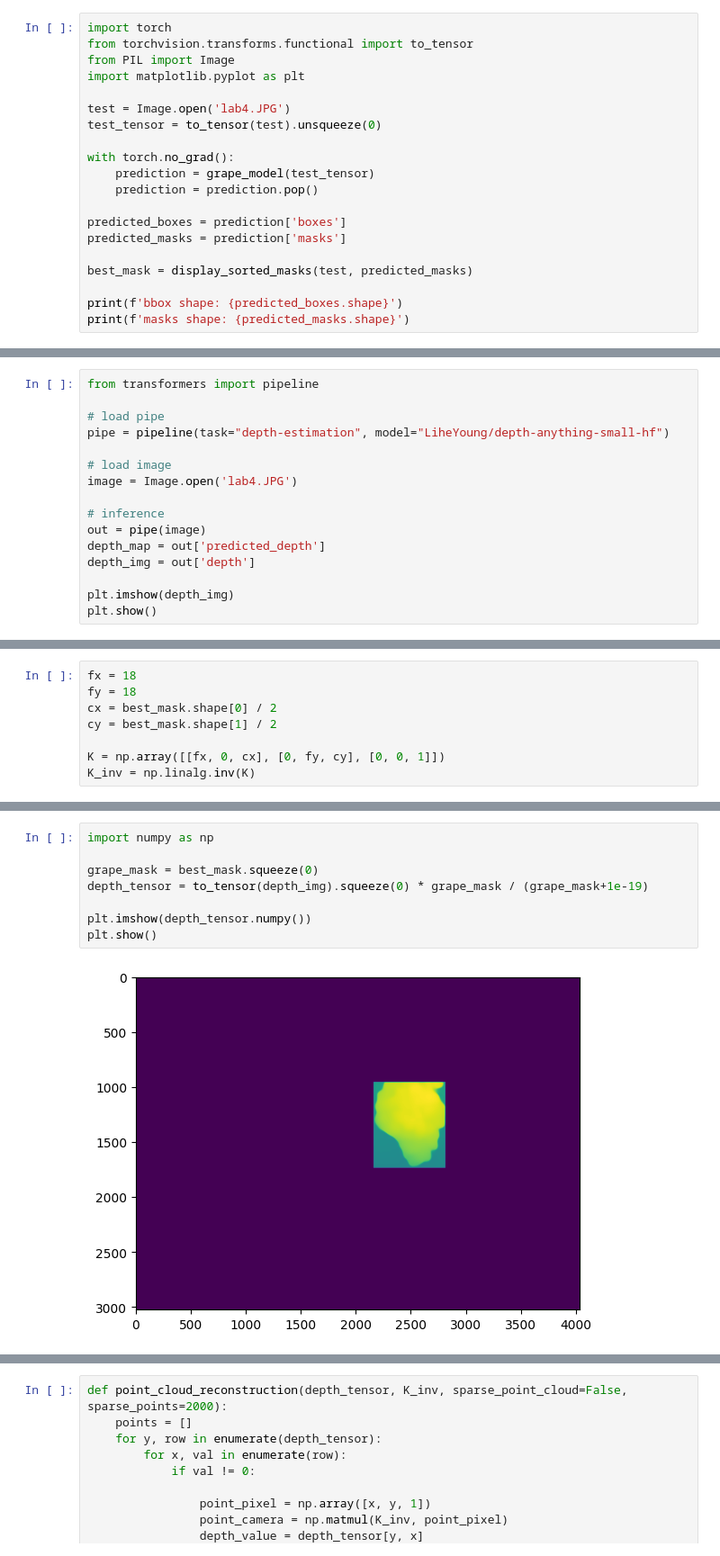
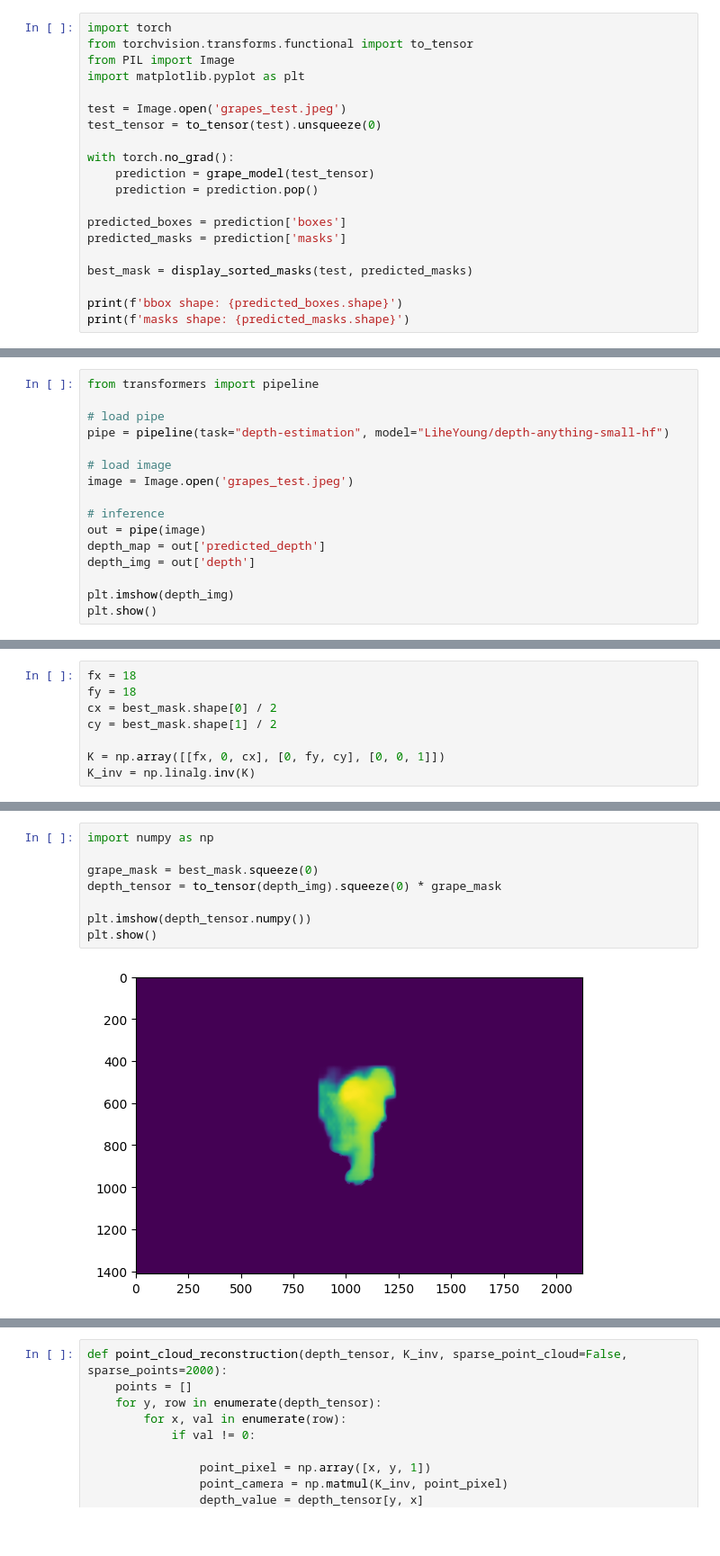
Before and after one commit to adi-balaji/grape_rob, a Jupyter notebook: grape_masking/wgisd_masking.ipynb, the cells around one changed output, grey strips where cells are left out. Shown at 90% size. Saved outputs shown, nothing was run; the diff lists cells and outputs as text; blank space fills up the shorter version.

```diff
--- a/grape_masking/wgisd_masking.ipynb
+++ b/grape_masking/wgisd_masking.ipynb
@@ -401,7 +411,7 @@ from torchvision.transforms.functional import to_tensor
 from PIL import Image
 import matplotlib.pyplot as plt
 
-test = Image.open('lab4.JPG')
+test = Image.open('grapes_test.jpeg')
 test_tensor = to_tensor(test).unsqueeze(0)
 
 with torch.no_grad():
@@ -449,7 +459,7 @@ from transformers import pipeline
 pipe = pipeline(task="depth-estimation", model="LiheYoung/depth-anything-small-hf")
 
 # load image
-image = Image.open('lab4.JPG')
+image = Image.open('grapes_test.jpeg')
 
 # inference
 out = pipe(image)
@@ -479,10 +491,10 @@ K_inv = np.linalg.inv(K)
 # %%
 import numpy as np
 
 grape_mask = best_mask.squeeze(0)
-depth_tensor = to_tensor(depth_img).squeeze(0) * grape_mask / (grape_mask+1e-19)
+depth_tensor = to_tensor(depth_img).squeeze(0) * grape_mask
 
 plt.imshow(depth_tensor.numpy())
 plt.show()
 # %% [output]
-[figure, old version]
+[figure, new version]
```
Also changed, not shown: parts of 37 cells of this notebook, 4 other files.
